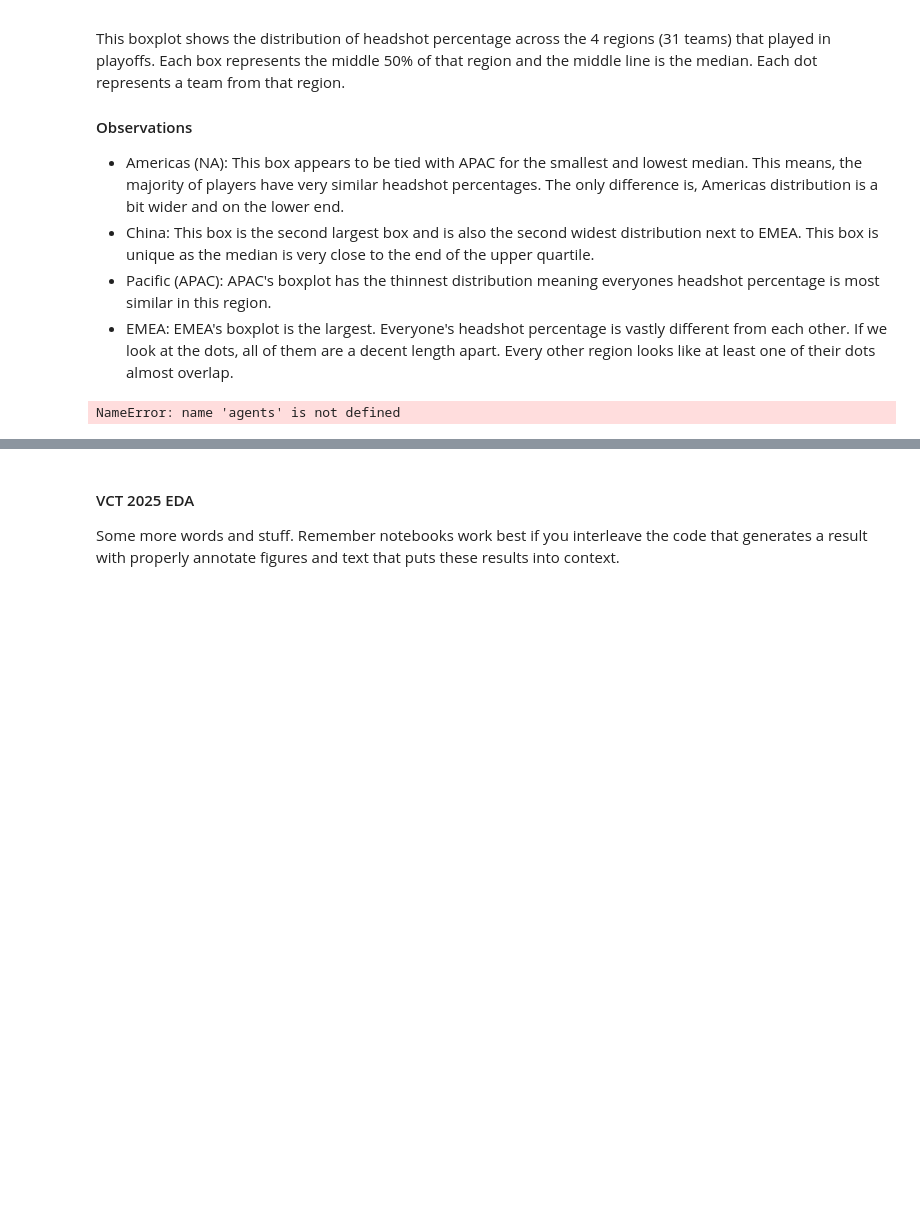
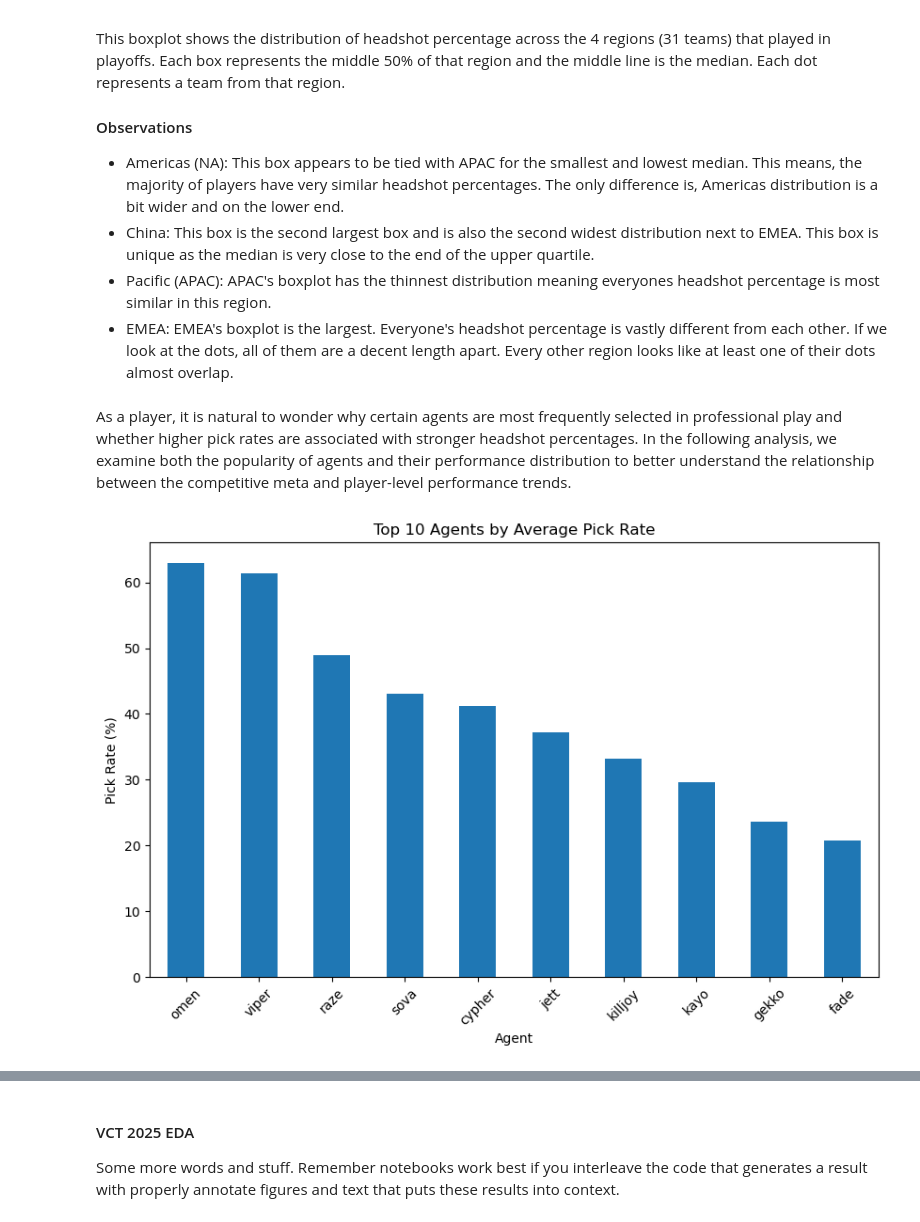
Before and after one commit to COGS108/Group102_WI26, a Jupyter notebook: 02-EDACheckpoint.ipynb, the cells around one changed output, grey strips where cells are left out. Cells and saved outputs as stored; diff of their text form; code cells hidden in the pictures; blank space fills up the shorter version.

```diff
--- a/02-EDACheckpoint.ipynb
+++ b/02-EDACheckpoint.ipynb
@@ -1776,38 +1776,34 @@ This boxplot shows the distribution of headshot percentage across the 4 regions
 - China: This box is the second largest box and is also the second widest distribution next to EMEA. This box is unique as the median is very close to the end of the upper quartile.
 - Pacific (APAC): APAC's boxplot has the thinnest distribution meaning everyones headshot percentage is most similar in this region.
 - EMEA: EMEA's boxplot is the largest. Everyone's headshot percentage is vastly different from each other. If we look at the dots, all of them are a decent length apart. Every other region looks like at least one of their dots almost overlap.
-# %%
-# 清理 Pick Rate（去掉 % 並轉成 float）
-agents["Pick Rate"] = (
-    agents["Pick Rate"]
-        .str.replace("%", "", regex=False)
-        .astype(float)
-)
-
-# 找出 pick rate 前 6 名 agent
-top_agents = (
-    agents.sort_values("Pick Rate", ascending=False)
-          .head(6)["Agent"]
-)
-
-# 篩選 overview 資料
-df = overview[overview["Agents"].isin(top_agents)]
-
-# 畫 boxplot
-plt.figure(figsize=(12, 6))
-
-sns.boxplot(
-    data=df,
-    x="Agents",
-    y="headshot_percentage"
-)
-
-plt.title("Headshot Percentage by Top Picked Agents (Playoffs 2024)")
-plt.xlabel("Agent")
-plt.ylabel("Headshot Percentage")
-plt.xticks(rotation=30)
-
-plt.tight_layout()
-plt.show()
-# %% [output]
-NameError: name 'agents' is not defined
+# %% [markdown]
+As a player, it is natural to wonder why certain agents are most frequently selected in professional play and whether higher pick rates are associated with stronger headshot percentages. In the following analysis, we examine both the popularity of agents and their performance distribution to better understand the relationship between the competitive meta and player-level performance trends.
+# %%
+agents_pick_rates = pd.read_csv("data/02-processed/vct_both_2024_2025/vct_2024/agents_pick.csv")
+players_stats = pd.read_csv("data/02-processed/vct_both_2024_2025/vct_2024/players_stats.csv")
+# %%
+agents_pick_rates['Pick Rate'] = (
+    agents_pick_rates['Pick Rate']
+    .str.replace('%','')
+    .astype(float)
+)
+# %%
+# Compute the top 10 agents based on their average pick rate
+top_pick = (
+    agents_pick_rates
+    .groupby('Agent')['Pick Rate']
+    .mean()
+    .sort_values(ascending=False)
+    .head(10)
+)
+# %%
+# Bar chart shows the most frequently selected agents
+plt.figure(figsize=(10,6))
+top_pick.plot(kind='bar')
+
+plt.title("Top 10 Agents by Average Pick Rate")
+plt.ylabel("Pick Rate (%)")
+plt.xticks(rotation=45)
+plt.show()
+# %% [output]
+[figure, added]
```
Also changed, not shown: parts of 7 cells of this notebook.
